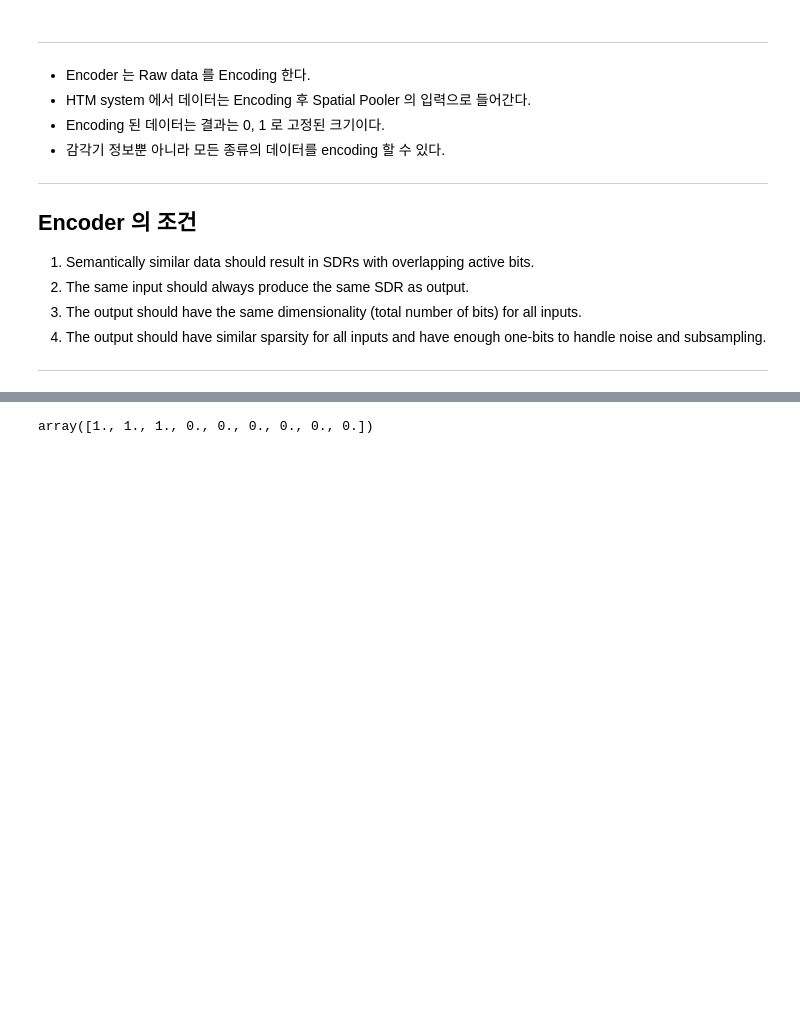
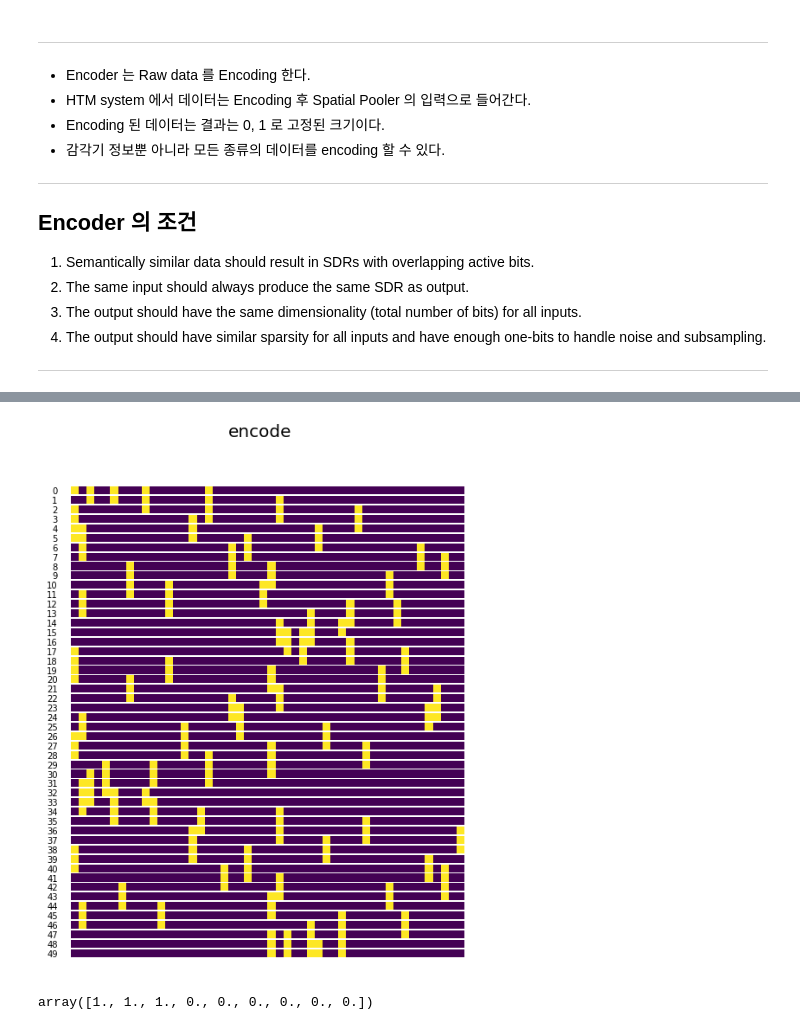
Before and after one commit to hhebb/HTM, a Jupyter notebook: Encoder.ipynb, the cells around one changed output, grey strips where cells are left out. Cells and saved outputs as stored; diff of their text form; code cells hidden in the pictures; blank space fills up the shorter version.

```diff
--- a/Encoder.ipynb
+++ b/Encoder.ipynb
@@ -145,3 +152,17 @@ for i in range(num):
+# %%
+fig_2 = plt.figure(figsize=(10,10))
+fig_2.suptitle("encode", fontsize=20)
+
+for i in range(num):
+    data_2 = encoder.encode(i).reshape(1,encoder.out_size)
+    ax_2 = plt.subplot(num,1,i+1)
+    plt.imshow(data_2)
+    bounds = list(ax_2.get_position().bounds)
+    x, y, cx, cy = bounds
+    plt.axis('off')
+    fig_2.text(x + .05, y, i, fontsize=10, horizontalalignment='right')
+# %% [output]
+[figure, added]
 # %%
 class CategoryEncoder:
     '''
```
Also changed, not shown: parts of 2 cells of this notebook.
